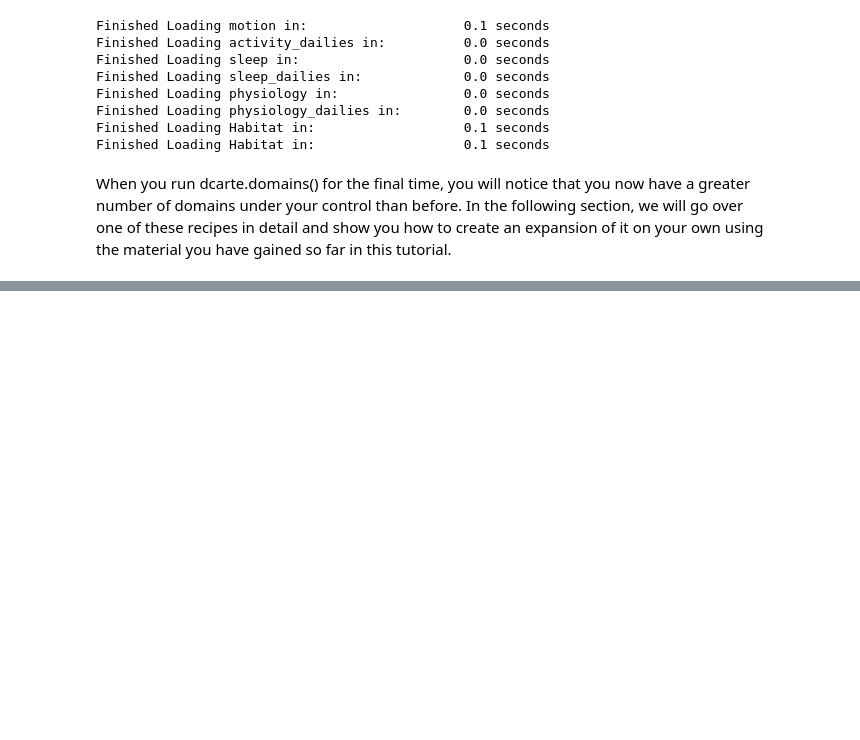
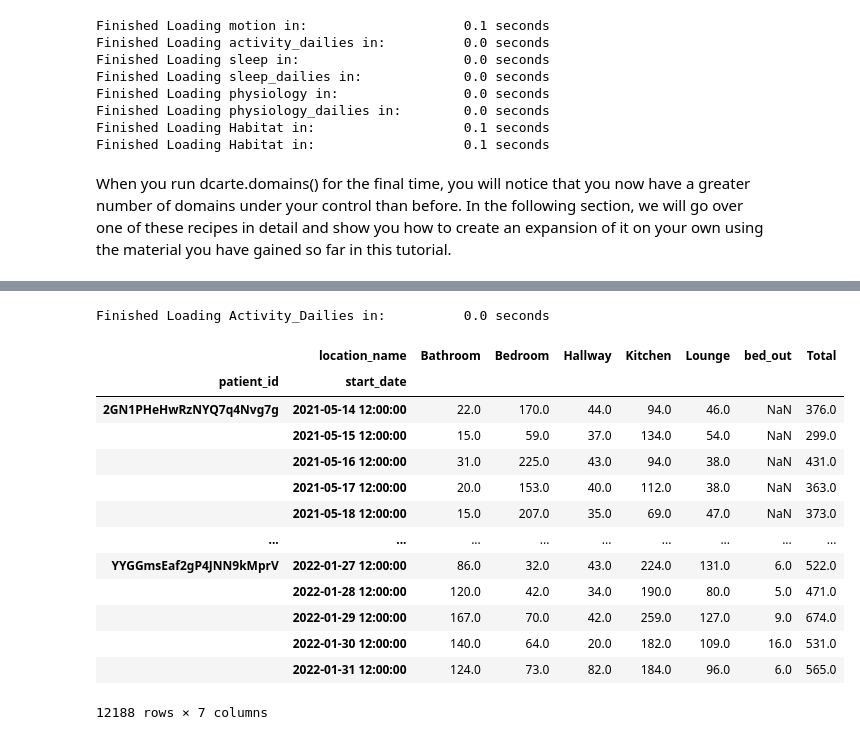
Before and after one commit to esoreq/dcarte, a Jupyter notebook: tutorial/4.derived.ipynb, the cells around one changed output, grey strips where cells are left out. Cells and saved outputs as stored; diff of their text form; code cells hidden in the pictures; blank space fills up the shorter version.

```diff
--- a/tutorial/4.derived.ipynb
+++ b/tutorial/4.derived.ipynb
@@ -259,0 +274,19 @@ dcarte.domains()
+# %%
+df = dcarte.load('Activity_Dailies','profile')
+df
+# %% [output]
+Finished Loading Activity_Dailies in:          0.0 seconds
+|  | location_name | Bathroom | Bedroom | Hallway | Kitchen | Lounge | bed_out | Total |
+| patient_id | start_date |  |  |  |  |  |  |  |
+| 2GN1PHeHwRzNYQ7q4Nvg7g | 2021-05-14 12:00:00 | 22.0 | 170.0 | 44.0 | 94.0 | 46.0 | NaN | 376.0 |
+|  | 2021-05-15 12:00:00 | 15.0 | 59.0 | 37.0 | 134.0 | 54.0 | NaN | 299.0 |
+|  | 2021-05-16 12:00:00 | 31.0 | 225.0 | 43.0 | 94.0 | 38.0 | NaN | 431.0 |
+|  | 2021-05-17 12:00:00 | 20.0 | 153.0 | 40.0 | 112.0 | 38.0 | NaN | 363.0 |
+|  | 2021-05-18 12:00:00 | 15.0 | 207.0 | 35.0 | 69.0 | 47.0 | NaN | 373.0 |
+| ... | ... | ... | ... | ... | ... | ... | ... | ... |
+| YYGGmsEaf2gP4JNN9kMprV | 2022-01-27 12:00:00 | 86.0 | 32.0 | 43.0 | 224.0 | 131.0 | 6.0 | 522.0 |
+|  | 2022-01-28 12:00:00 | 120.0 | 42.0 | 34.0 | 190.0 | 80.0 | 5.0 | 471.0 |
+|  | 2022-01-29 12:00:00 | 167.0 | 70.0 | 42.0 | 259.0 | 127.0 | 9.0 | 674.0 |
+|  | 2022-01-30 12:00:00 | 140.0 | 64.0 | 20.0 | 182.0 | 109.0 | 16.0 | 531.0 |
+|  | 2022-01-31 12:00:00 | 124.0 | 73.0 | 82.0 | 184.0 | 96.0 | 6.0 | 565.0 |
+12188 rows × 7 columns
```
Also changed, not shown: parts of 15 cells of this notebook, 7 other files.
